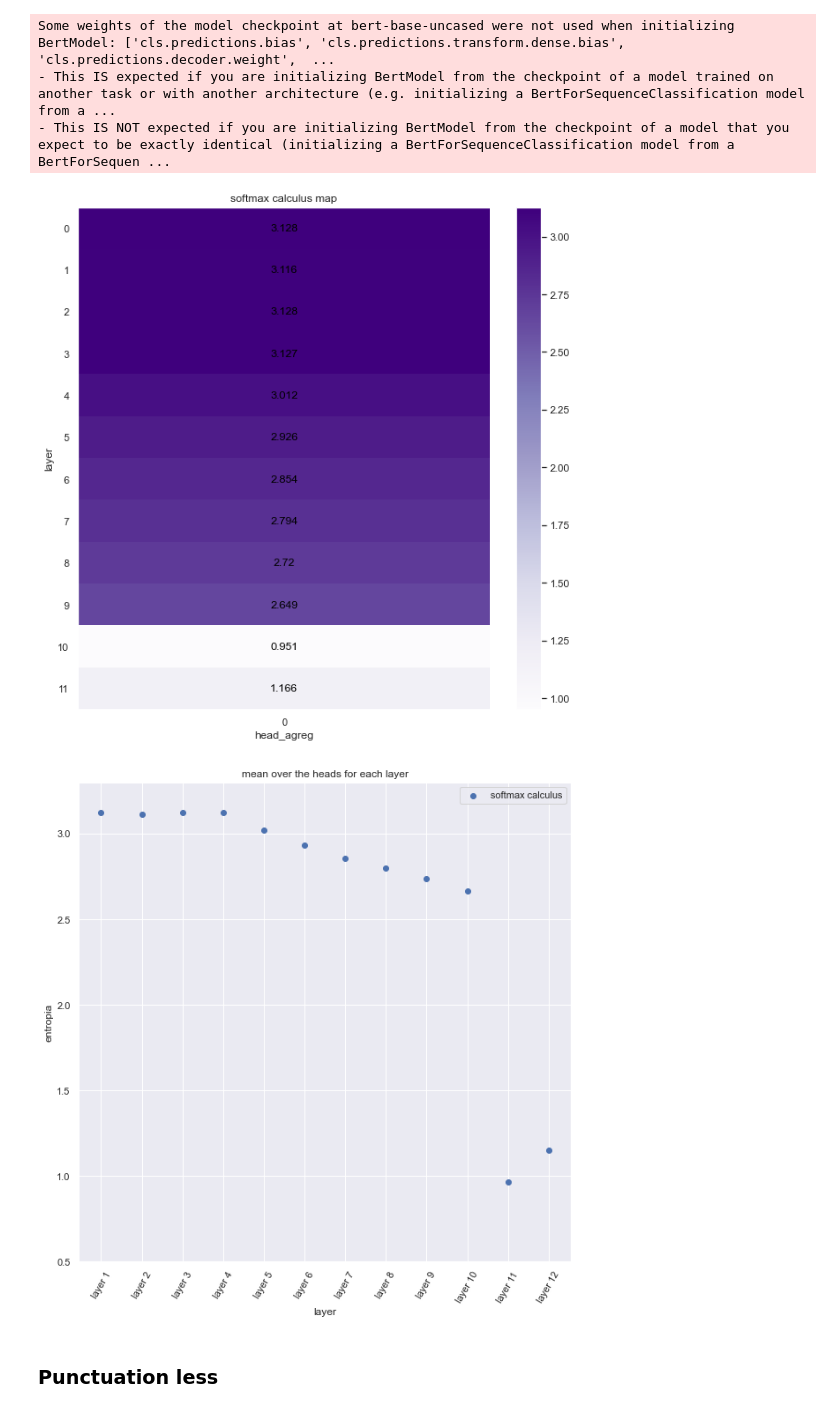
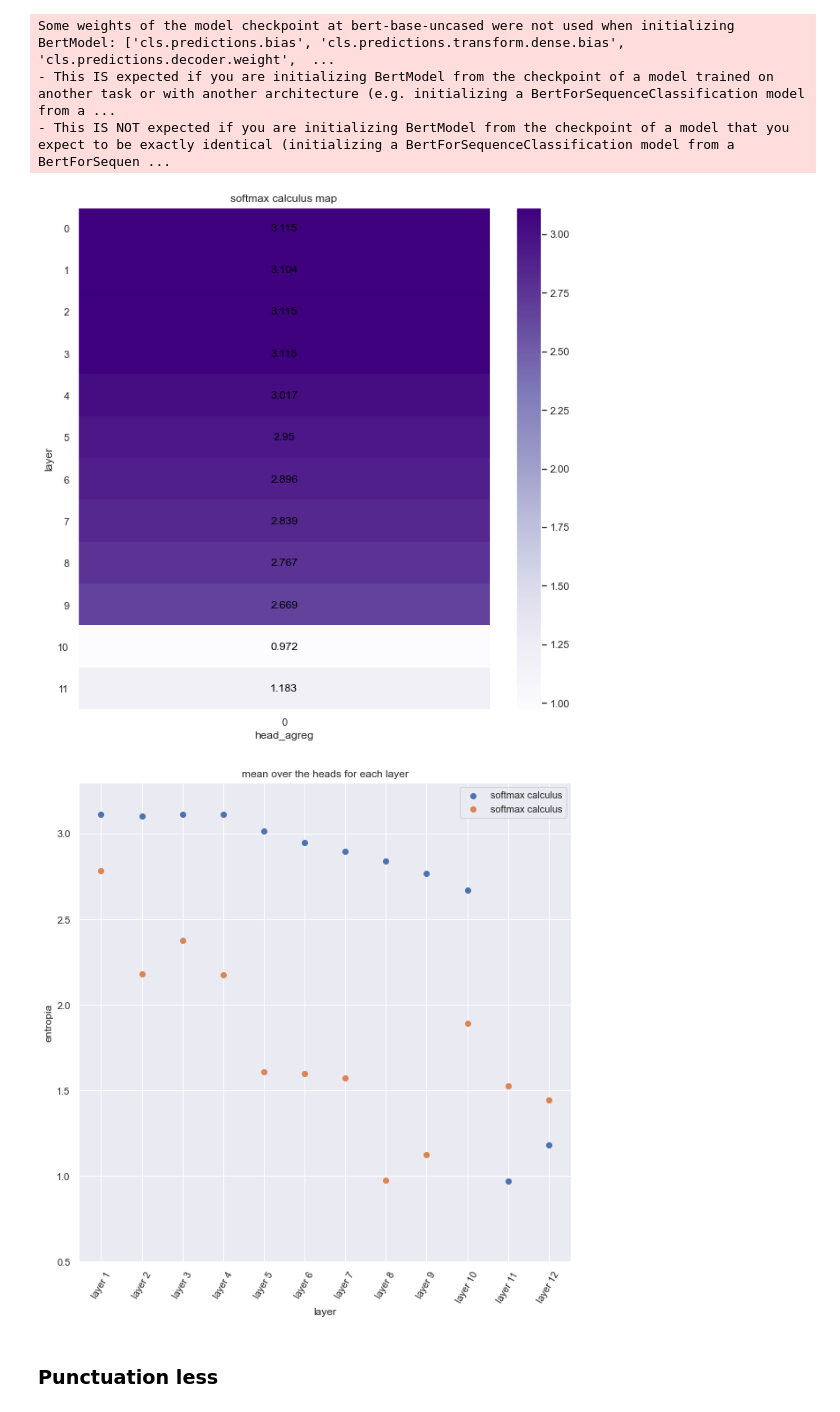
Before and after one commit to lolofo/stage_4_gm, a Jupyter notebook: attention_algorithms/notebooks/entropy_study/Map Metrics.ipynb, the cells around one changed output. Saved outputs shown, nothing was run; the diff lists cells and outputs as text; code cells hidden in the pictures.

```diff
--- a/attention_algorithms/notebooks/entropy_study/Map Metrics.ipynb
+++ b/attention_algorithms/notebooks/entropy_study/Map Metrics.ipynb
@@ -90,14 +93,17 @@ with torch.no_grad():
         attention_tensor = torch.mul(attention_tensor, pad_mask) # put to zero all the attention over the paddings
 
         # softmax calculus
-        a_hat = attention_tensor.sum(dim=3)
+        a_hat = attention_tensor.sum(dim=3) # sum over the lines
+            # normalization --> sum to one
         a_hat = torch.softmax(a_hat - INF * spe_tok_mask, dim=-1)
         softmax_calculus += (-a_hat * torch.log(a_hat + 1e-16)).sum(dim=-1).sum(dim=0).cpu().numpy()
 
         # mean calculus
         a_hat = attention_tensor.sum(dim=3) # sum over the lines
+            # normalization --> sum to one
         a_hat /= nb_tokens
-        a_hat = torch.mul(a_hat, spe_tok_mask) # put to 0 the specials tokens
+        a_hat = torch.mul(a_hat, 1-spe_tok_mask)
+        # first sum to get the entropy second sum, to sum over the batch
         mean_calculus += (-a_hat * torch.log(a_hat + 1e-16)).sum(dim=-1).sum(dim=0).cpu().numpy()
 
 
@@ -199,7 +205,7 @@ with torch.no_grad():
         # mean calculus
         a_hat = attention_tensor.sum(dim=3) # sum over the lines
         a_hat /= nb_tokens
-        a_hat = torch.mul(a_hat, spe_tok_mask) # put to 0 the specials tokens
+        a_hat = torch.mul(a_hat, 1 - spe_tok_mask) # put to 0 the specials tokens
         mean_calculus += (-a_hat * torch.log(a_hat + 1e-16)).sum(dim=-1).sum(dim=0).cpu().numpy()
 
 
@@ -304,7 +310,7 @@ with torch.no_grad():
         a_hat = attention_tensor.sum(dim=2)/12 # mean over each heads
         a_hat = a_hat.sum(dim=2) # sum over the lines
         a_hat /= nb_tokens
-        a_hat = torch.mul(a_hat, spe_tok_mask) # put to 0 the specials tokens
+        a_hat = torch.mul(a_hat, 1 - spe_tok_mask) # put to 0 the specials tokens
         mean_calculus[:, 0] += (-a_hat * torch.log(a_hat + 1e-16)).sum(dim=-1).sum(dim=0).cpu().numpy()
 
 
@@ -323,26 +329,26 @@ softmax_fig = default_plot_colormap(map = softmax_calculus/999,
 
 plt.savefig(os.path.join(os.getcwd(),".cache","plots","entropy_study", "softmax_entropy_with_punctuation_head_agreg_map.png"))
 # %% [output]
-[figure, old version]
+[figure, new version]
 # %%
 fig = plt.figure(figsize=(10,10))
 
 txt = plt.title("mean over the heads for each layer")
 
 plt.scatter(list(range(1,13)), softmax_calculus[:, 0]/999, label="softmax calculus")
-
+plt.scatter(list(range(1,13)), mean_calculus[:, 0]/999, label="softmax calculus")
 plt.ylim((0.5, 3.3))
 
 plt.ylabel("entropia")
 plt.xlabel("layer")
 
 x = list(range(1, 13))
 plt.xticks(x, [f"layer {l}" for l in x], rotation=60)
 
 txt = plt.legend()
 plt.savefig(os.path.join(os.getcwd(),".cache","plots","entropy_study", "head_agregation_entropia_scatter.png"))
 # %% [output]
-[figure, old version]
+[figure, new version]
 # %% [markdown]
 ### Punctuation less
 # %%
```
Also changed, not shown: parts of 11 cells of this notebook, 2 other files.
